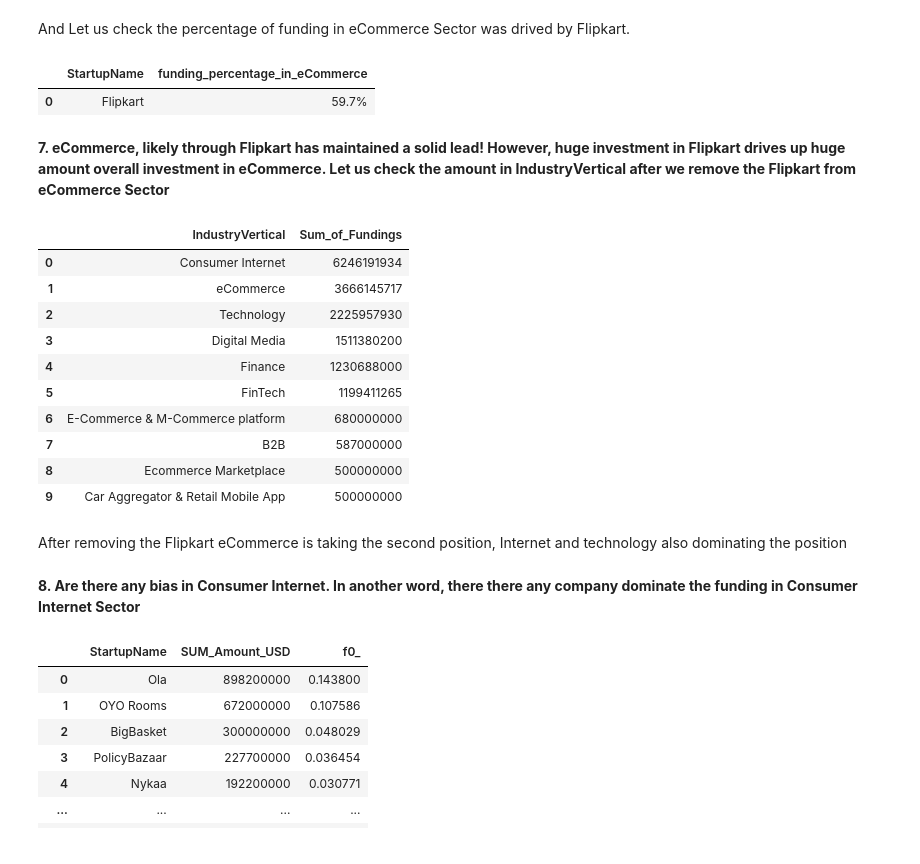
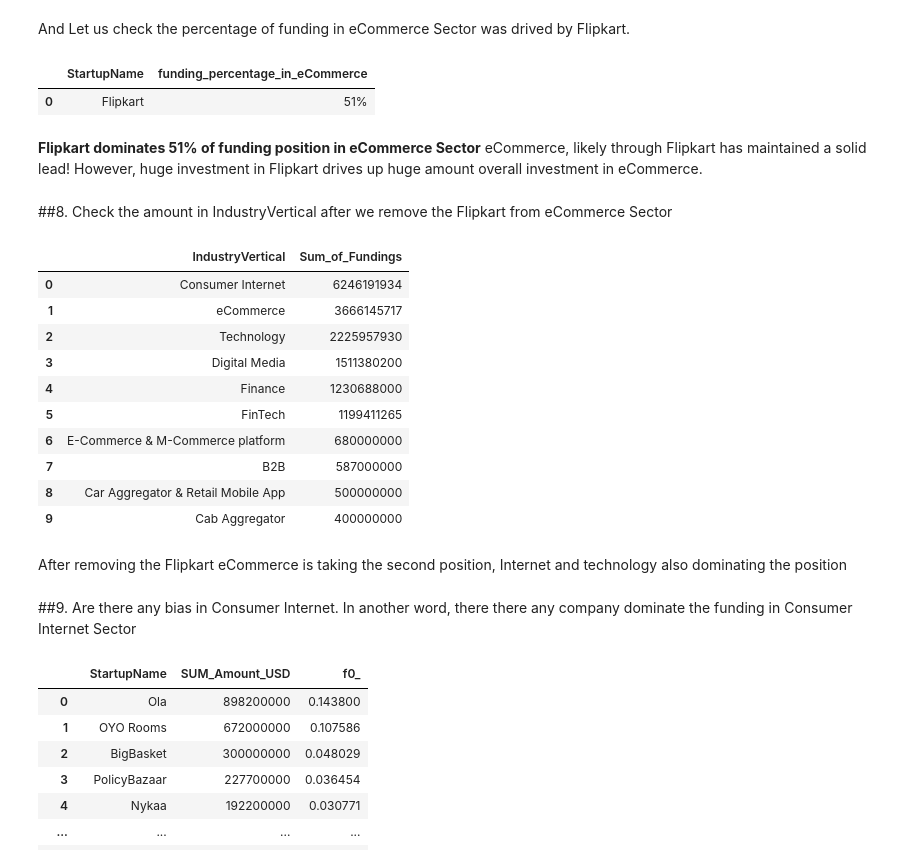
Before and after one commit to bhagirathbhard/IndianStartupFunding, a Jupyter notebook: Indian_Startup_Funding.ipynb, the cells around one changed output. Cells and saved outputs as stored; diff of their text form; code cells hidden in the pictures.

```diff
--- a/Indian_Startup_Funding.ipynb
+++ b/Indian_Startup_Funding.ipynb
@@ -1251,39 +1281,42 @@ SELECT StartupName, CONCAT(ROUND(Sum_of_Fundings/7967145717*100,1),"%") as fundi
 FROM(
 SELECT StartupName,SUM(Amount_USD) as Sum_of_Fundings
 FROM `ba775-team-project-a01.indian_startups_cleaned.Funding_Calculation`
-Where StartupName like '%pkart%'
+Where StartupName like '%pkart%' AND IndustryVertical not like '%Online Marketplace%' AND IndustryVertical not like '%Ecommerce Marketplace%'
 GROUP BY StartupName
 )
 ;
 # %% [output]
 |  | StartupName | funding_percentage_in_eCommerce |
-| 0 | Flipkart | 59.7% |
+| 0 | Flipkart | 51% |
 # %% [markdown]
-**7. eCommerce, likely through Flipkart has maintained a solid lead! However, huge investment in Flipkart drives up huge amount overall investment in eCommerce. Let us check the amount in IndustryVertical after we remove the Flipkart from eCommerce Sector**
+**Flipkart dominates 51% of funding position in eCommerce Sector**
+eCommerce, likely through Flipkart has maintained a solid lead! However, huge investment in Flipkart drives up huge amount overall investment in eCommerce.
+# %% [markdown]
+##8. Check the amount in IndustryVertical after we remove the Flipkart from eCommerce Sector
 # %%
 %%bigquery --project=ba775-team-project-a01
 SELECT IndustryVertical,SUM(Amount_USD) as Sum_of_Fundings
 FROM `ba775-team-project-a01.indian_startups_cleaned.Funding_Calculation`
-WHERE StartupName not like '%kart%'
+WHERE StartupName not like '%kart%' AND IndustryVertical not like '%Online Marketplace%' AND IndustryVertical not like '%Ecommerce Marketplace%'
 GROUP BY IndustryVertical
 ORDER BY Sum_of_Fundings DESC
 LIMIT 10;
 # %% [output]
 |  | IndustryVertical | Sum_of_Fundings |
 | 0 | Consumer Internet | 6246191934 |
 | 1 | eCommerce | 3666145717 |
 | 2 | Technology | 2225957930 |
 | 3 | Digital Media | 1511380200 |
 | 4 | Finance | 1230688000 |
 | 5 | FinTech | 1199411265 |
 | 6 | E-Commerce & M-Commerce platform | 680000000 |
 | 7 | B2B | 587000000 |
-| 8 | Ecommerce Marketplace | 500000000 |
-| 9 | Car Aggregator & Retail Mobile App | 500000000 |
+| 8 | Car Aggregator & Retail Mobile App | 500000000 |
+| 9 | Cab Aggregator | 400000000 |
 # %% [markdown]
 After removing the Flipkart eCommerce is taking the second position, Internet and technology also dominating the position
 # %% [markdown]
-**8. Are there any bias in Consumer Internet. In another word, there there any company dominate the funding in Consumer Internet Sector**
+##9. Are there any bias in Consumer Internet. In another word, there there any company dominate the funding in Consumer Internet Sector
 # %%
 %%bigquery --project=ba775-team-project-a01
 SELECT *, SUM_Amount_USD/6246191934
```
Also changed, not shown: parts of 42 cells of this notebook.
